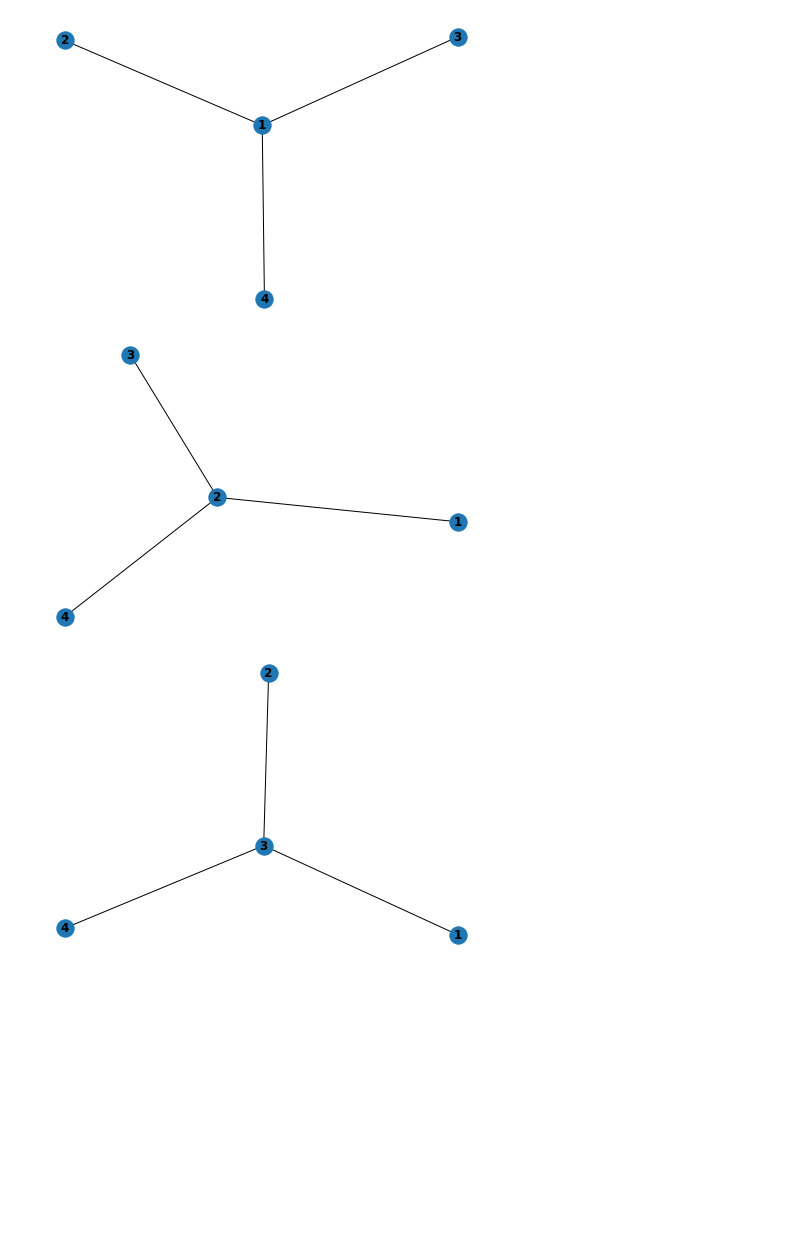
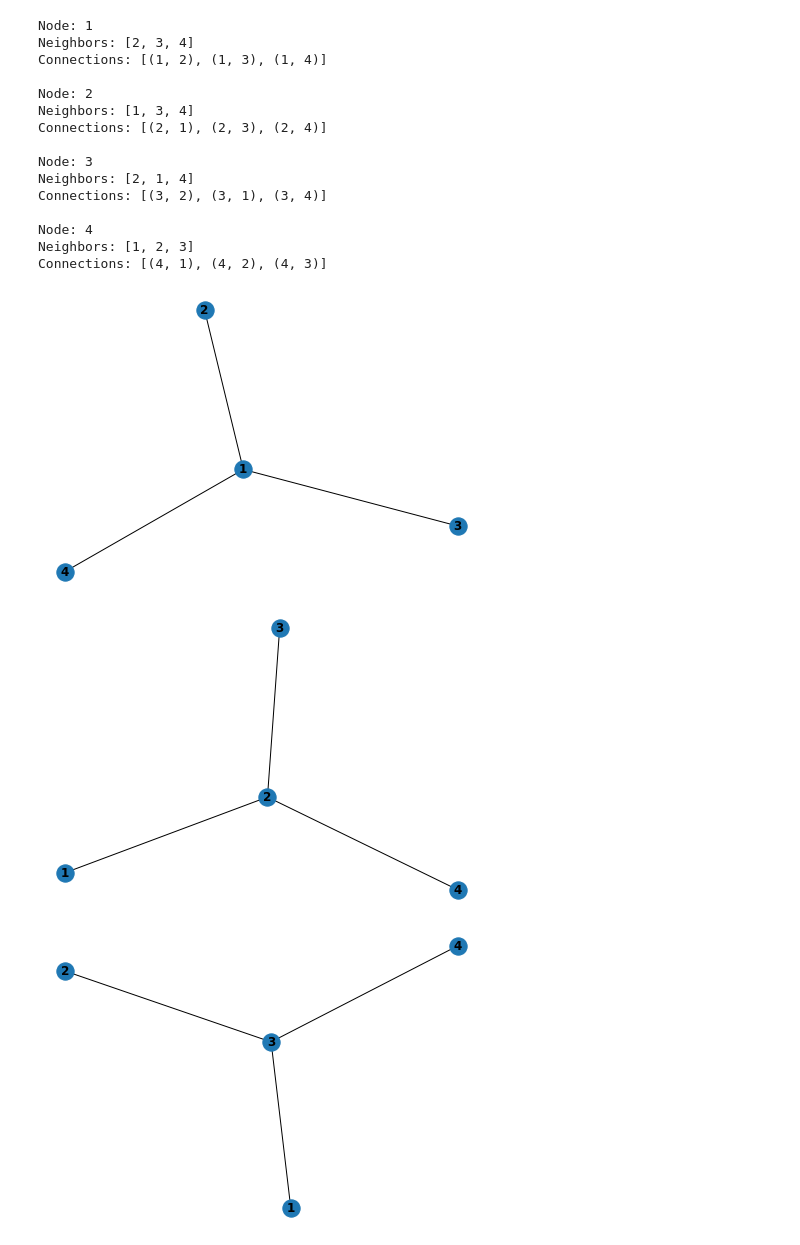
Before and after one commit to dbourdin/graphs, a Jupyter notebook: notebook.ipynb, the cells around one changed output. Drawn from its saved outputs; the diff is of its cells as text; code cells hidden in the pictures; blank space fills up the shorter version.

```diff
--- a/notebook.ipynb
+++ b/notebook.ipynb
@@ -2,7 +2,7 @@
 import matplotlib.pyplot as plt
 import networkx as nx
 # %%
-G = nx.Graph()
+graph = nx.Graph()
 # %%
-G.add_edges_from([(1, 2), (2, 3), (1, 3), (1, 4), (2, 4), (3, 4)])
+graph.add_edges_from([(1, 2), (2, 3), (1, 3), (1, 4), (2, 4), (3, 4)])
 # %%
@@ -12,13 +12,33 @@ nx.draw(G, with_labels=True, font_weight='bold')
 # %%
-for n, ngbrs in G.adj.items():
-    k = nx.Graph()
-    k.add_edges_from([(n, ngbr) for ngbr in ngbrs.keys()])
+for node, neighbors in graph.adj.items():
+    node_neighbors_graph = nx.Graph()
+    edges_list = [(node, neighbor) for neighbor in neighbors.keys()]
+    node_neighbors_graph.add_edges_from(edges_list)
+    print(f'Node: {node}')
+    print(f'Neighbors: {list(neighbors.keys())}')
+    print(f'Connections: {edges_list}')
+    print()
 
     plt.figure()
-    nx.draw(k, with_labels=True, font_weight='bold')
+    nx.draw(node_neighbors_graph, with_labels=True, font_weight='bold')
 
 plt.show()
 # %% [output]
+Node: 1
+Neighbors: [2, 3, 4]
+Connections: [(1, 2), (1, 3), (1, 4)]
+
+Node: 2
+Neighbors: [1, 3, 4]
+Connections: [(2, 1), (2, 3), (2, 4)]
+
+Node: 3
+Neighbors: [2, 1, 4]
+Connections: [(3, 2), (3, 1), (3, 4)]
+
+Node: 4
+Neighbors: [1, 2, 3]
+Connections: [(4, 1), (4, 2), (4, 3)]
-[figure, old version]
+[figure, new version]
-[figure, old version]
+[figure, new version]
-[figure, old version]
+[figure, new version]
```
Also changed, not shown: parts of 2 cells of this notebook.
